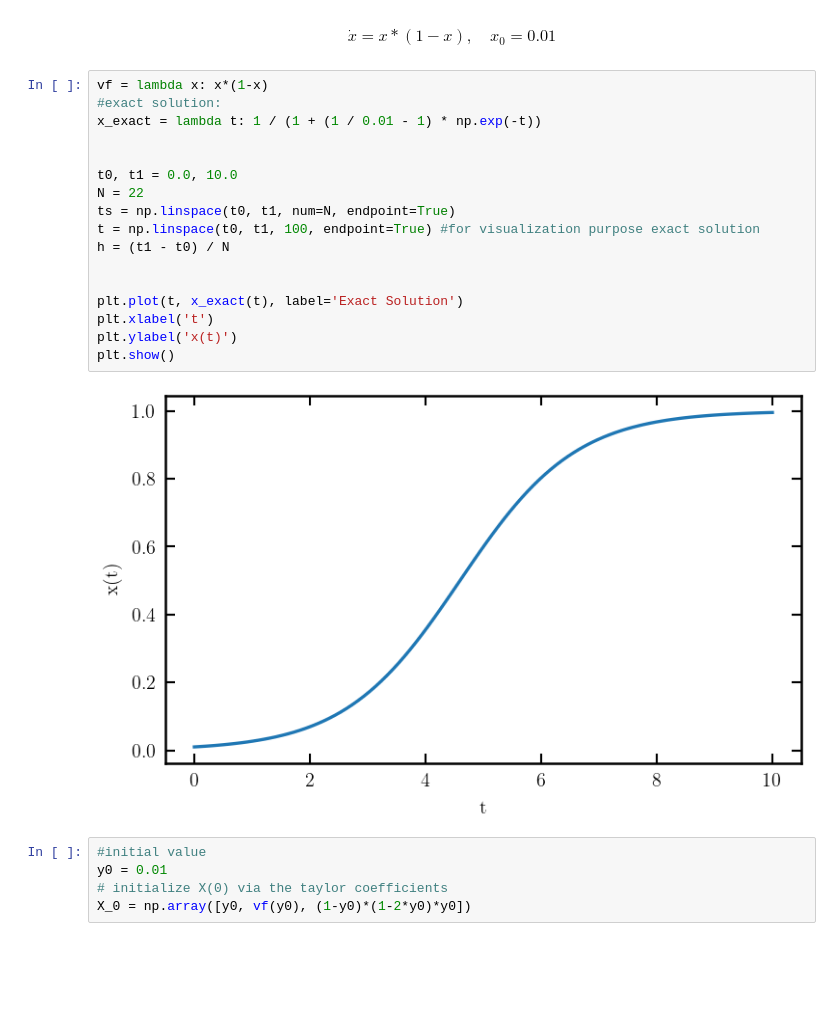
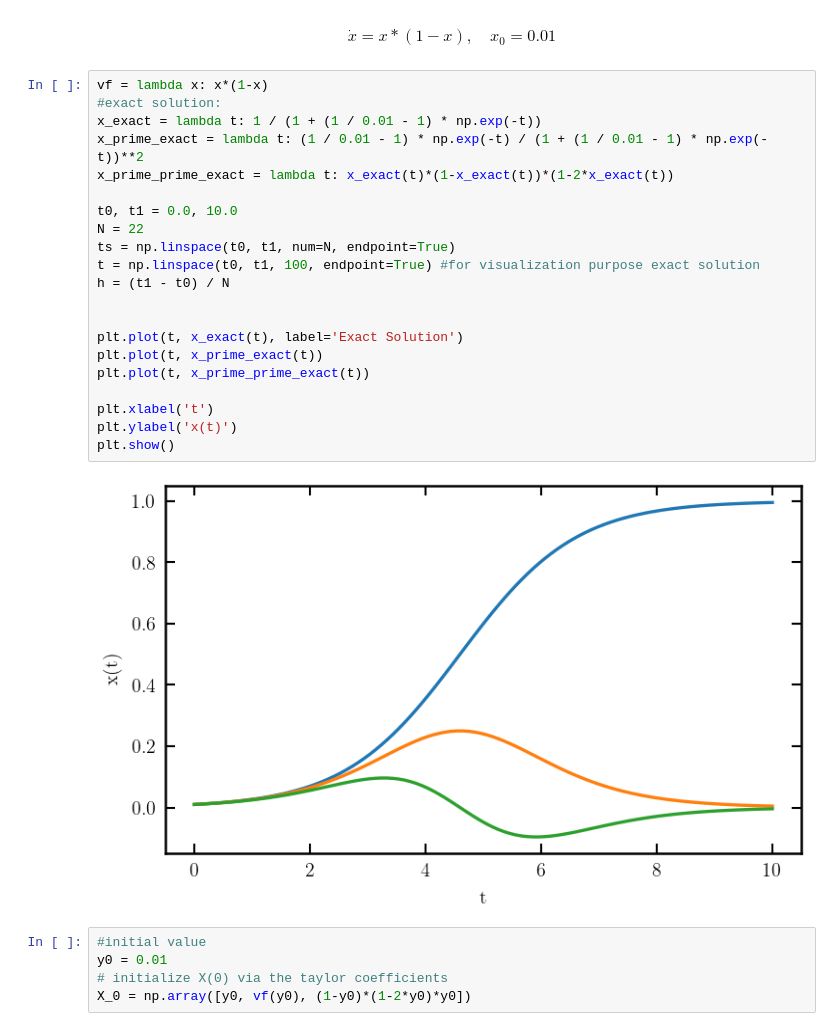
Before and after one commit to paufisch/ode_filters, a Jupyter notebook: diffeq_playground.ipynb, the cells around one changed output. Cells and saved outputs as stored; diff of their text form; blank space fills up the shorter version.

```diff
--- a/diffeq_playground.ipynb
+++ b/diffeq_playground.ipynb
@@ -93,22 +93,26 @@ $$ \dot{x} = x * (1 - x), \quad x_0 = 0.01$$
 # %%
 vf = lambda x: x*(1-x)
 #exact solution:
 x_exact = lambda t: 1 / (1 + (1 / 0.01 - 1) * np.exp(-t))
-
+x_prime_exact = lambda t: (1 / 0.01 - 1) * np.exp(-t) / (1 + (1 / 0.01 - 1) * np.exp(-t))**2
+x_prime_prime_exact = lambda t: x_exact(t)*(1-x_exact(t))*(1-2*x_exact(t))
 
 t0, t1 = 0.0, 10.0
 N = 22
 ts = np.linspace(t0, t1, num=N, endpoint=True)
 t = np.linspace(t0, t1, 100, endpoint=True) #for visualization purpose exact solution
 h = (t1 - t0) / N
 
 
 plt.plot(t, x_exact(t), label='Exact Solution')
+plt.plot(t, x_prime_exact(t))
+plt.plot(t, x_prime_prime_exact(t))
+
 plt.xlabel('t')
 plt.ylabel('x(t)')
 plt.show()
 # %% [output]
-[figure, old version]
+[figure, new version]
 # %%
 #initial value
 y0 = 0.01
```
Also changed, not shown: parts of 2 cells of this notebook.
